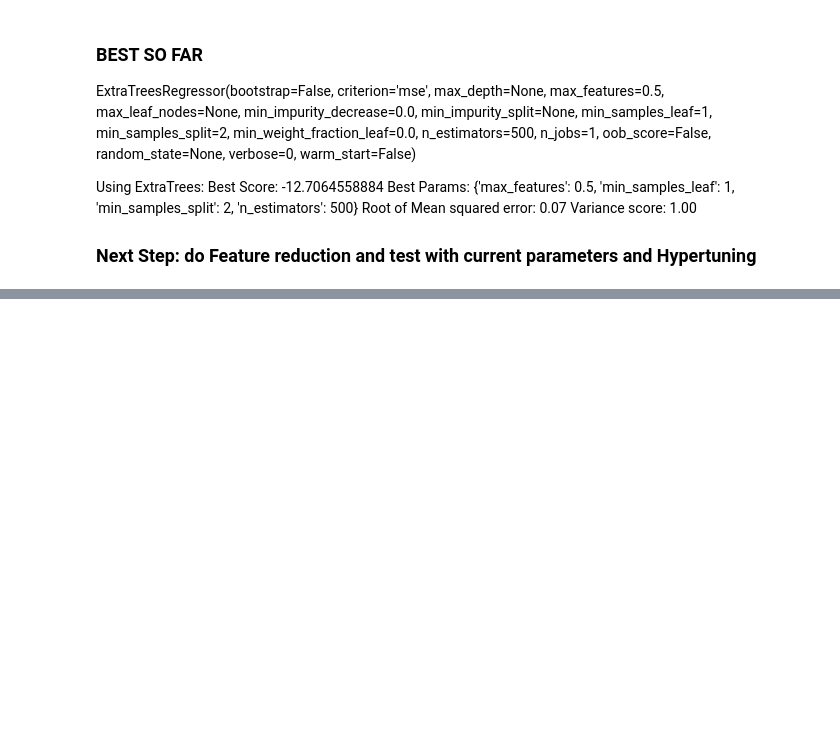
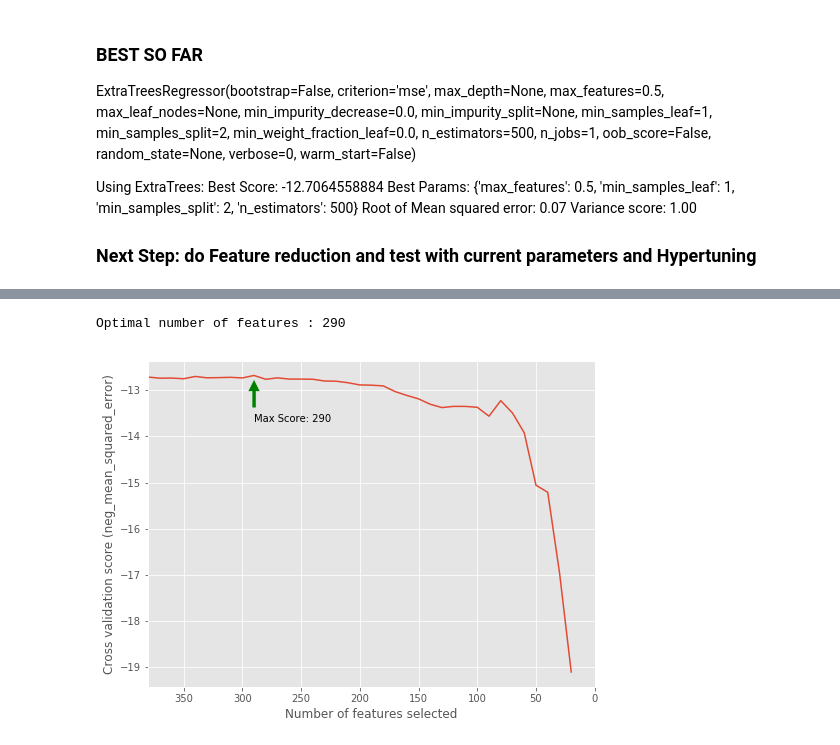
Before and after one commit to QuickNS/nunos.ml, a Jupyter notebook: EnsembleTesting.ipynb, the cells around one changed output, grey strips where cells are left out. Saved outputs shown, nothing was run; the diff lists cells and outputs as text; code cells hidden in the pictures; blank space fills up the shorter version.

```diff
--- a/EnsembleTesting.ipynb
+++ b/EnsembleTesting.ipynb
@@ -304,22 +312,25 @@ rfecv.fit(X, y)
 # %%
 print("Optimal number of features : %d" % rfecv.n_features_)
 
 # Plot number of features VS. cross-validation scores
 fig = plt.figure(figsize=(8,6))
 ax = fig.add_subplot(111)
 ax.set_xlabel("Number of features selected")
 ax.set_ylabel("Cross validation score (neg_mean_squared_error)")
 ax.set_xlim(380,0)
-x = range(20,385,5)
+x = range(20,385,10)
 
-ax.plot(x, rfecv.grid_scores_[4:])
+ax.plot(x, rfecv.grid_scores_[2:])
 
-xmax = 330
+xmax = rfecv.n_features_
 ymax = max(rfecv.grid_scores_)
-ax.annotate('Max Score: 330', xy=(xmax, ymax), xytext=(xmax, ymax-1),
+ax.annotate('Max Score: %d' %rfecv.n_features_, xy=(xmax, ymax), xytext=(xmax, ymax-1),
             arrowprops=dict(facecolor='green', shrink=0.1),
             )
 plt.show()
+# %% [output]
+Optimal number of features : 290
+[figure, added]
 # %%
 F = pd.DataFrame()
 F['features'] = X.columns
```
Also changed, not shown: parts of 3 cells of this notebook.
